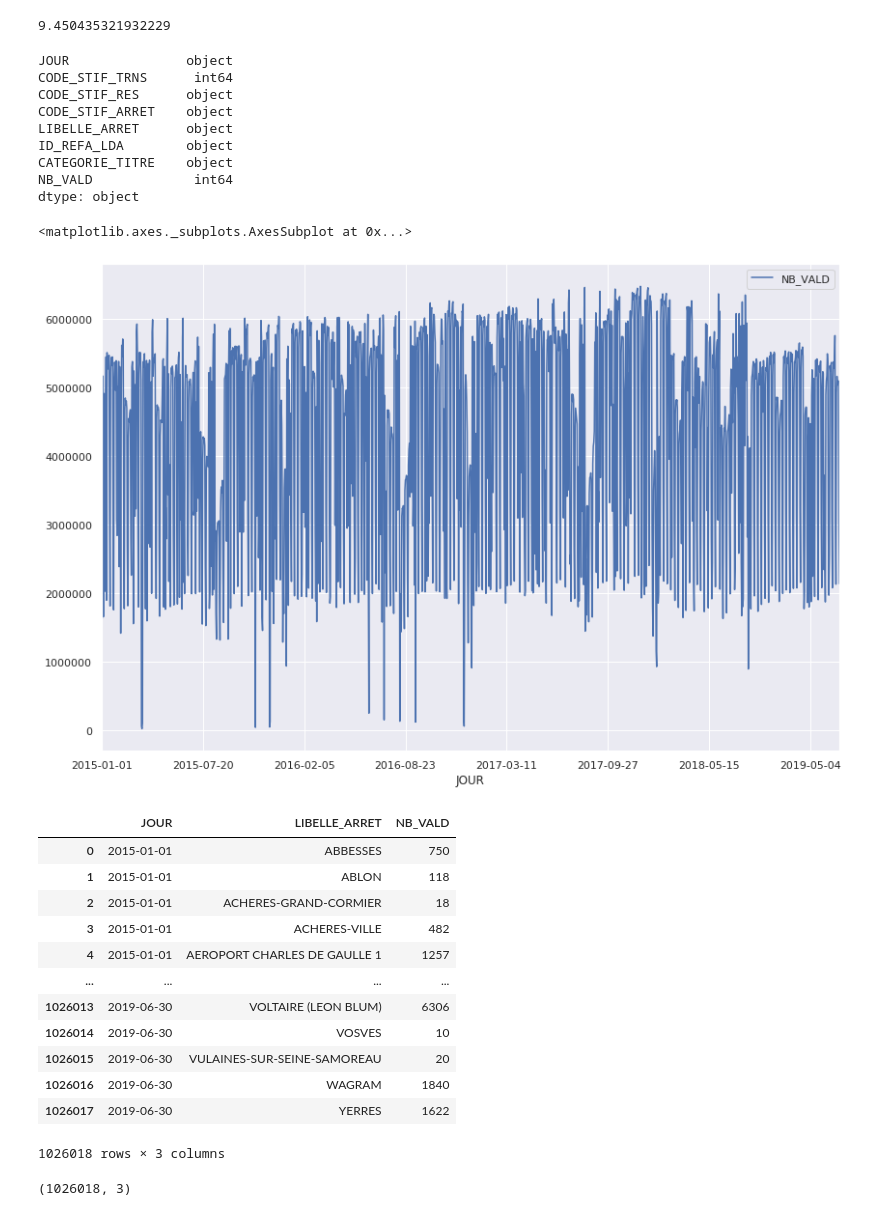
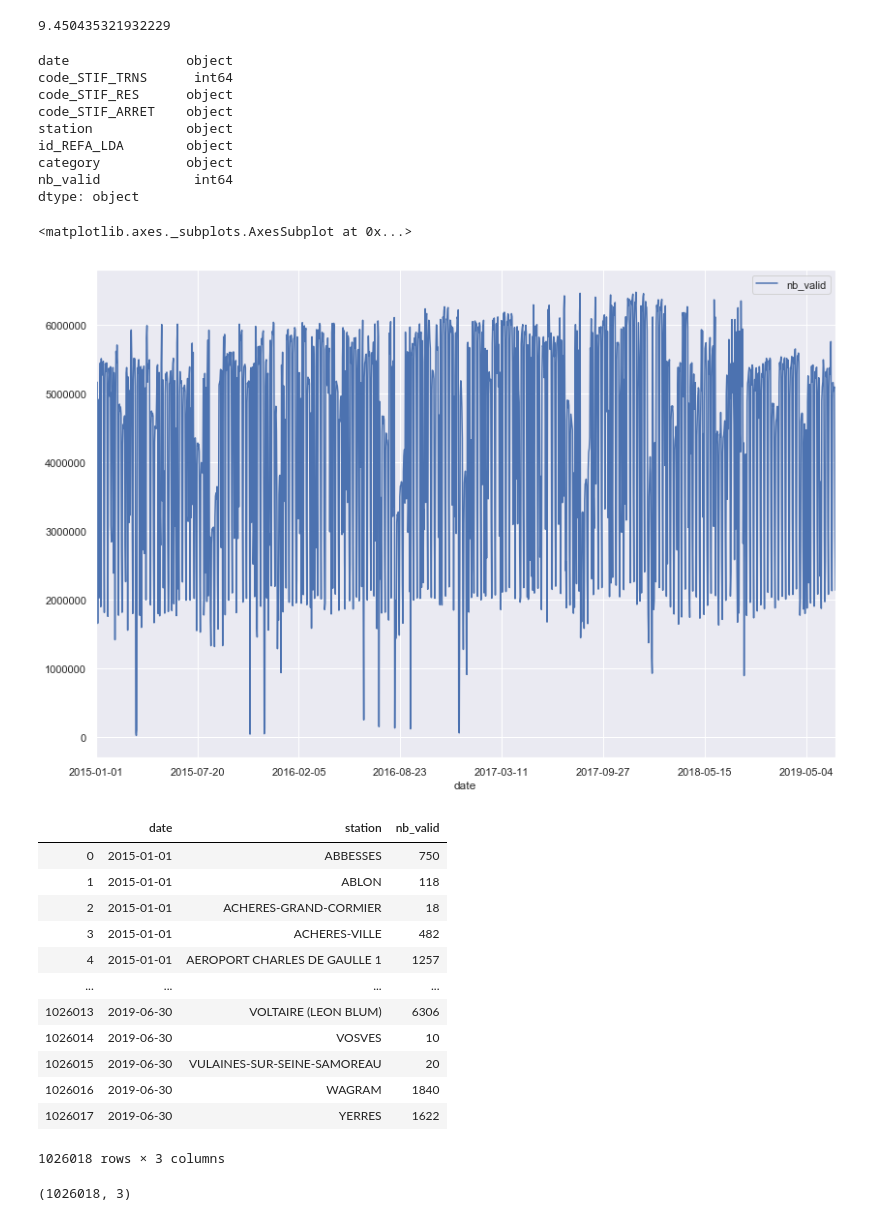
Before and after one commit to p-desaintchamas/datacamp-challenge-creation, a Jupyter notebook: Data_Collection_&_Feature_Engineering.ipynb, the cells around one changed output. Saved outputs shown, nothing was run; the diff lists cells and outputs as text; code cells hidden in the pictures.

```diff
--- a/Data_Collection_&_Feature_Engineering.ipynb
+++ b/Data_Collection_&_Feature_Engineering.ipynb
@@ -65,4 +65,5 @@ for file in allfiles :
         li.append(data)
 
 dt = pd.concat(li, axis=0, ignore_index=True)
+dt.columns = ['date', 'code_STIF_TRNS','code_STIF_RES','code_STIF_ARRET','station','id_REFA_LDA','category','nb_valid']
 # %% [output]
@@ -90,33 +91,33 @@ dt.loc[dt['NB_VALD'] == 'Moins de 5'].shape[0]/dt.shape[0]*100
 # %% [output]
 9.450435321932229
 # %%
-dt.loc[dt['NB_VALD'] == 'Moins de 5', 'NB_VALD'] = 5
-dt['NB_VALD'] = pd.to_numeric(dt['NB_VALD'])
+dt.loc[dt['nb_valid'] == 'Moins de 5', 'nb_valid'] = 5
+dt['nb_valid'] = pd.to_numeric(dt['nb_valid'])
 # %%
-dt['JOUR'] = dt['JOUR'].astype(str)
+dt['date'] = dt['date'].astype(str)
 # %%
 dt.dtypes
 # %% [output]
-JOUR               object
-CODE_STIF_TRNS      int64
-CODE_STIF_RES      object
-CODE_STIF_ARRET    object
-LIBELLE_ARRET      object
-ID_REFA_LDA        object
-CATEGORIE_TITRE    object
-NB_VALD             int64
+date               object
+code_STIF_TRNS      int64
+code_STIF_RES      object
+code_STIF_ARRET    object
+station            object
+id_REFA_LDA        object
+category           object
+nb_valid            int64
 dtype: object
 # %%
-dt_agg = pd.DataFrame(dt.groupby(["JOUR","LIBELLE_ARRET"])['NB_VALD'].sum().reset_index())
+dt_agg = pd.DataFrame(dt.groupby(["date","station"])['nb_valid'].sum().reset_index())
 # %%
-dt_agg.groupby('JOUR').sum().plot()
+dt_agg.groupby('date').sum().plot()
 # %% [output]
 <matplotlib.axes._subplots.AxesSubplot at 0x...>
-[figure, old version]
+[figure, new version]
 # %%
 dt_agg
 # %% [output]
-|  | JOUR | LIBELLE_ARRET | NB_VALD |
+|  | date | station | nb_valid |
 | 0 | 2015-01-01 | ABBESSES | 750 |
 | 1 | 2015-01-01 | ABLON | 118 |
 | 2 | 2015-01-01 | ACHERES-GRAND-CORMIER | 18 |
```
Also changed, not shown: parts of 36 cells of this notebook.
